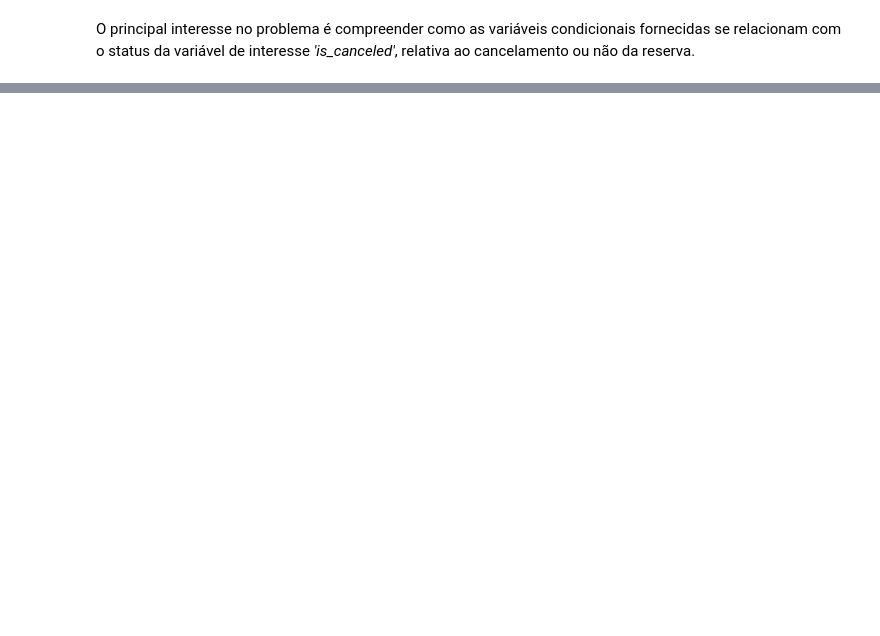
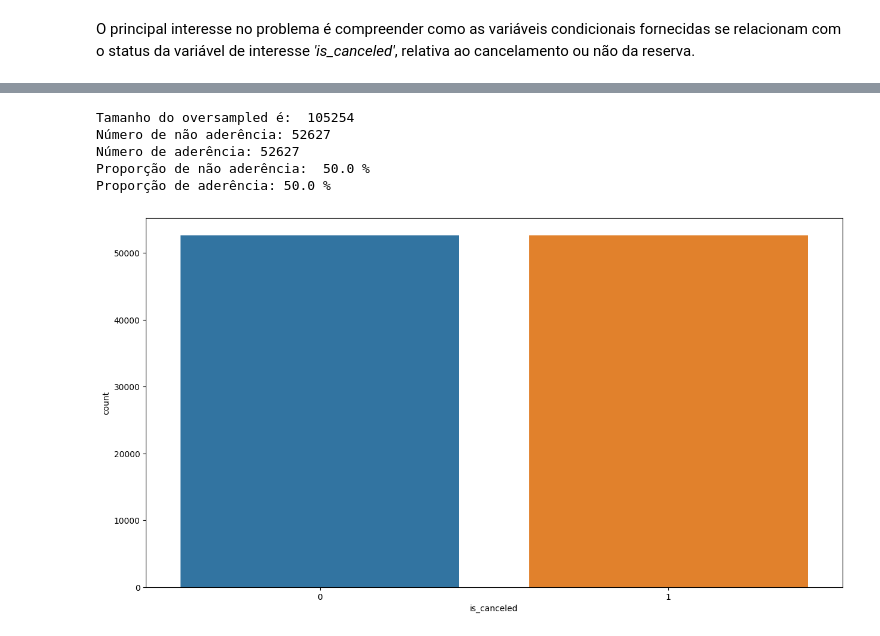
Before and after one commit to fgaraujofh/AEDI, a Jupyter notebook: prova/AEDI_Prova1_Questao2..ipynb, the cells around one changed output, grey strips where cells are left out. Saved outputs shown, nothing was run; the diff lists cells and outputs as text; code cells hidden in the pictures; blank space fills up the shorter version.

```diff
--- a/prova/AEDI_Prova1_Questao2..ipynb
+++ b/prova/AEDI_Prova1_Questao2..ipynb
@@ -100,0 +190,12 @@ plt.show()
+# %%
+# usando formato "one-hot" para as demais variáveis categóricas
+lst = cate_features
+remove = list()
+for i in lst:
+    if (df[i].dtype == str or df[i].dtype == object):
+        for j in df[i].unique():
+            df[i+'_'+j] = np.where(df[i] == j,1,0)
+        remove.append(i)
+df = df.drop(remove, axis=1)
+print(df.columns)
+print(len(df.columns))
@@ -100,0 +220,8 @@ plt.show()
+# %%
+# Encode para País
+tipos_string = df[cont_features].select_dtypes(include='object').dtypes
+print(tipos_string)
+df, dicionario_country  = substituir_valores_por_indice(df, 'country')
+tipos_string = df[cont_features].select_dtypes(include='object').dtypes
+print(tipos_string)
+print(dicionario_country)
@@ -100,0 +245,27 @@ plt.show()
+# %%
+col_y = 'is_canceled'
+X = df.loc[:, df.columns != col_y]
+y = df.loc[:, df.columns == col_y]
+os = SMOTE(random_state=0)
+X_train, X_test, y_train, y_test = train_test_split(X, y, test_size=0.3, random_state=0)
+columns = X_train.columns
+os_data_X,os_data_y=os.fit_resample(X_train, y_train)
+os_data_X = pd.DataFrame(data=os_data_X,columns=columns )
+os_data_y= pd.DataFrame(data=os_data_y,columns=[col_y])
+# Checando as quantidades
+print("Tamanho do oversampled é: ",len(os_data_X))
+print("Número de não aderência:",len(os_data_y[os_data_y[col_y]==0]))
+print("Número de aderência:",len(os_data_y[os_data_y[col_y]==1]))
+print("Proporção de não aderência: ",len(os_data_y[os_data_y[col_y]==0])/len(os_data_X)*100, "%")
+print("Proporção de aderência:", len(os_data_y[os_data_y[col_y]==1])/len(os_data_X)*100, "%")
+# %% [output]
+Tamanho do oversampled é:  105254
+Número de não aderência: 52627
+Número de aderência: 52627
+Proporção de não aderência:  50.0 %
+Proporção de aderência: 50.0 %
+# %%
+plt.figure(figsize=(15,8))
+figure = sns.countplot(x=col_y, data = os_data_y)
+# %% [output]
+[figure, added]
```
Also changed, not shown: parts of 43 cells of this notebook, 2 other files.
